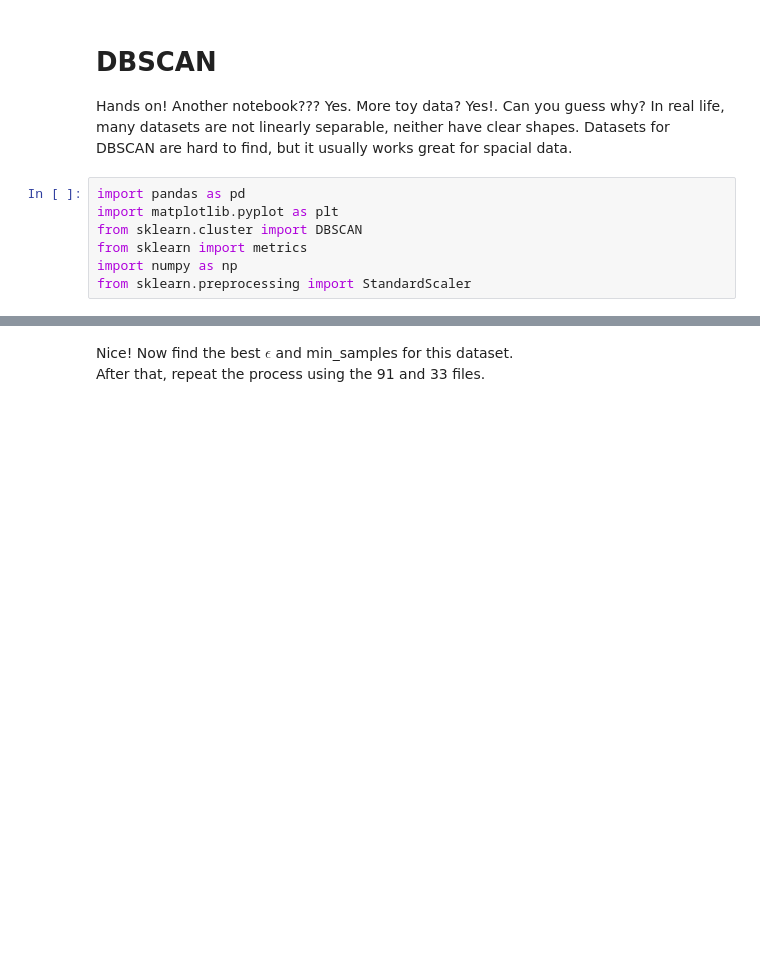
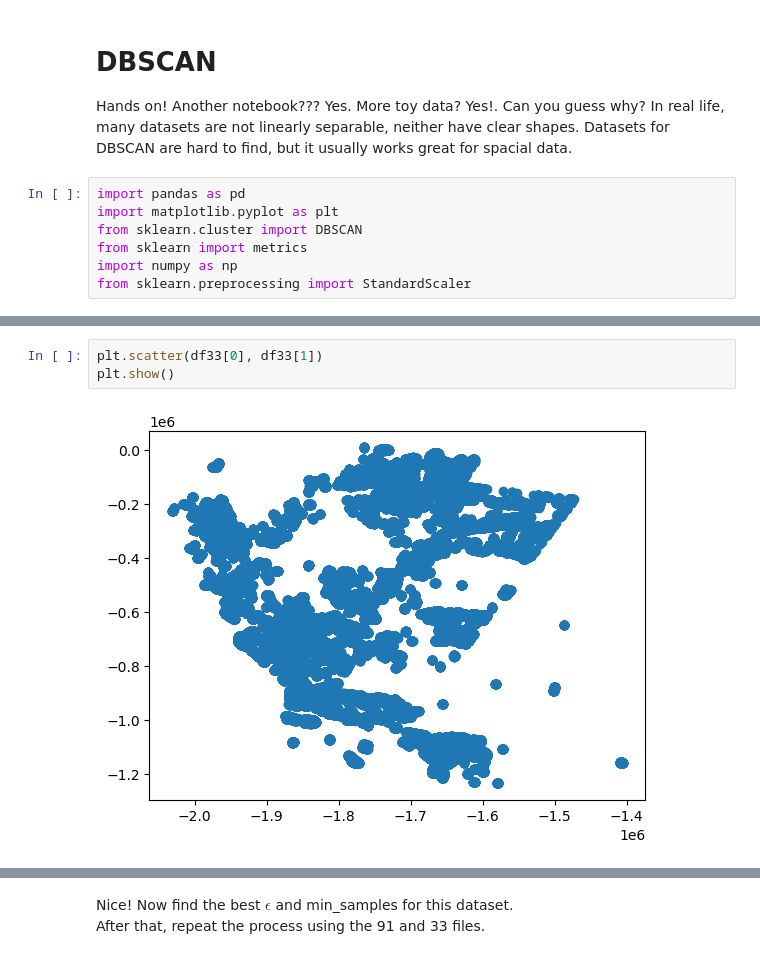
Before and after one commit to williamasesoftware/Clustering, a Jupyter notebook: DBSCAN/DBSCAN/DBSCAN_Ex.ipynb, the cells around one changed output, grey strips where cells are left out. Cells and saved outputs as stored; diff of their text form; blank space fills up the shorter version.

```diff
--- a/DBSCAN/DBSCAN/DBSCAN_Ex.ipynb
+++ b/DBSCAN/DBSCAN/DBSCAN_Ex.ipynb
@@ -16,0 +21,5 @@ plt.show()
+# %%
+plt.scatter(df33[0], df33[1])
+plt.show()
+# %% [output]
+[figure, added]
```
Also changed, not shown: parts of 11 cells of this notebook, 1 other file.
